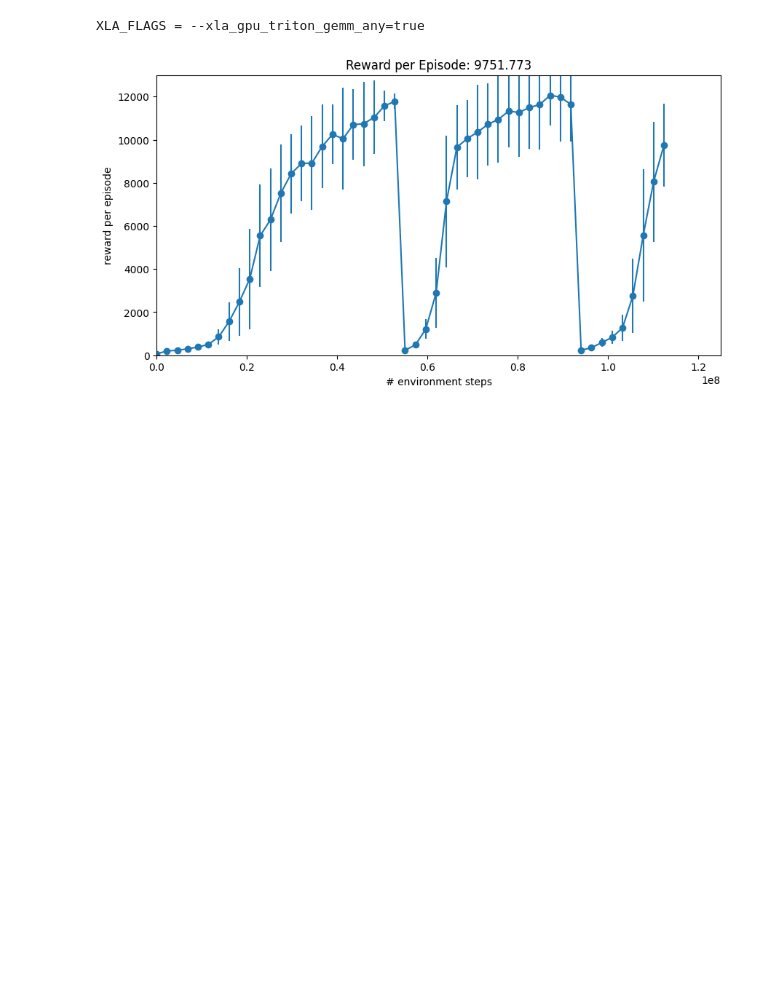
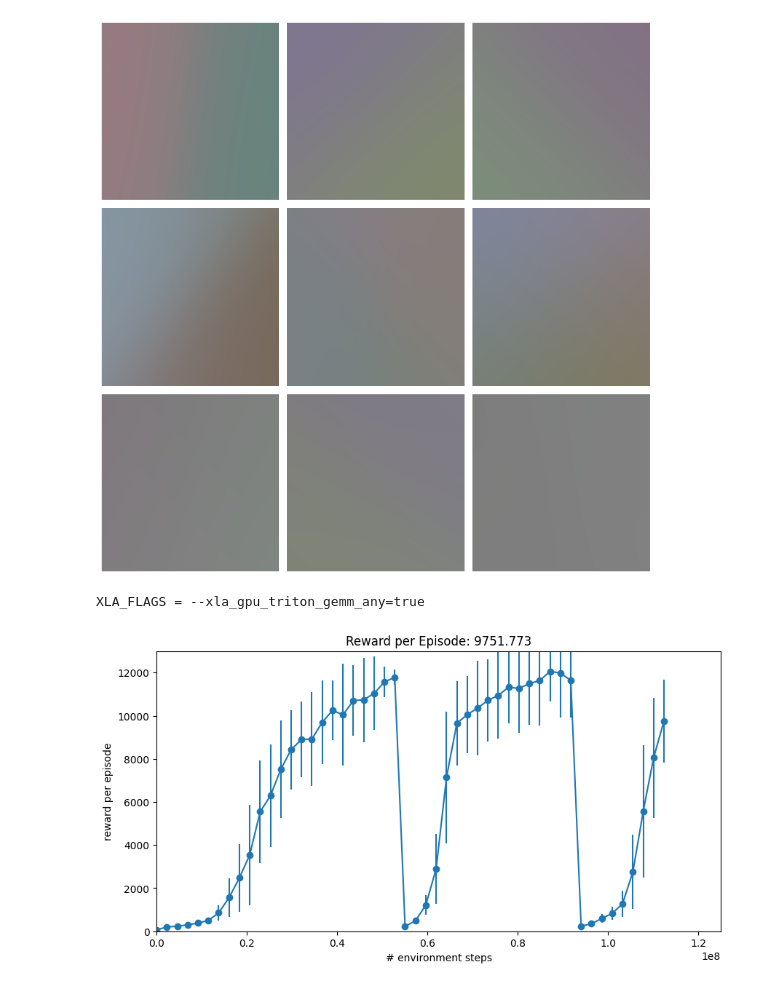
Before and after one commit to some45bucks/legged_DP_learning, a Jupyter notebook: test.ipynb, the cells around one changed output. Cells and saved outputs as stored; diff of their text form; code cells hidden in the pictures; blank space fills up the shorter version.

Commit message:
random networks

```diff
--- a/test.ipynb
+++ b/test.ipynb
@@ -1,3 +1,85 @@
+# %%
+import matplotlib.pyplot as plt
+import numpy as np
+
+from typing import Sequence
+import jax
+from jax import numpy as jp
+from brax.training.types import PRNGKey
+from flax import linen
+from typing import Any, Callable, Sequence
+import dataclasses
+
+@dataclasses.dataclass
+class FeedForwardNetwork:
+  init: Callable[..., Any]
+  apply: Callable[..., Any]
+
+ActivationFn = Callable[[jp.ndarray], jp.ndarray]
+Initializer = Callable[..., Any]
+
+class MLP(linen.Module):
+  """MLP module."""
+  layer_sizes: Sequence[int]
+  activation: ActivationFn = linen.tanh
+  kernel_init: Initializer = jax.nn.initializers.lecun_uniform()
+  activate_final: bool = False
+  bias: bool = True
+
+  @linen.compact
+  def __call__(self, data: jp.ndarray):
+    hidden = data
+    for i, hidden_size in enumerate(self.layer_sizes):
+      hidden = linen.Dense(
+          hidden_size,
+          name=f'hidden_{i}',
+          kernel_init=self.kernel_init,
+          use_bias=self.kernel_init)(hidden)
+      hidden = self.activation(hidden)
+    return hidden
+
+def make_random_network(
+    obs_size: int,
+    hidden_layer_sizes: Sequence[int] = (256, 256),
+    activation: ActivationFn = linen.tanh) -> FeedForwardNetwork:
+  """Creates a policy network."""
+  policy_module = MLP(layer_sizes=list(hidden_layer_sizes),activation=activation,kernel_init=jax.nn.initializers.lecun_uniform())
+
+  def apply(rand_params, obs):
+    return policy_module.apply(rand_params, obs)
+
+  dummy_obs = jp.zeros((1, obs_size))
+  return FeedForwardNetwork(
+      init=lambda key: policy_module.init(key, dummy_obs), apply=apply)
+
+def generate_color_grid(color_function, grid_size, num_grids=9):
+    fig, axes = plt.subplots(3, 3, figsize=(10, 10))  # 3x3 subplot
+    for i in range(num_grids):
+        ax = axes[i // 3, i % 3]  # Determine the subplot row and column
+        x, y = np.meshgrid(np.arange(grid_size), np.arange(grid_size), indexing='ij')
+        positions = np.stack([x/(grid_size-1)-(1/2), y/(grid_size-1)-(1/2)], axis=-1)  # Shape (grid_size, grid_size, 2)
+
+        # Generate color grid with a specific seed
+        seed = i  # Use the index as the seed
+        color_grid = color_function(positions, seed)
+
+        ax.imshow(color_grid)
+        ax.axis('off')  # Turn off axis labels
+
+    plt.tight_layout()
+    plt.show()
+
+def example_color_function(p,seed):
+    random_network1 = make_random_network(2, (10,10,10,10,10,10,10,10,10,10,10,10))
+    p1 = random_network1.init(jax.random.PRNGKey(seed))
+    random_network2 = make_random_network(10, (10,10,10,10,10,3))
+    p2 = random_network2.init(jax.random.PRNGKey(seed+1))
+    h = random_network2.apply(p2,random_network1.apply(p1, jp.array(p)))
+    return linen.sigmoid(h)
+
+generate_color_grid(example_color_function, 2000)
+# %% [output]
+[figure, added]
 # %%
 from datetime import datetime
 import functools
```
Also changed, not shown: 1 other file.
